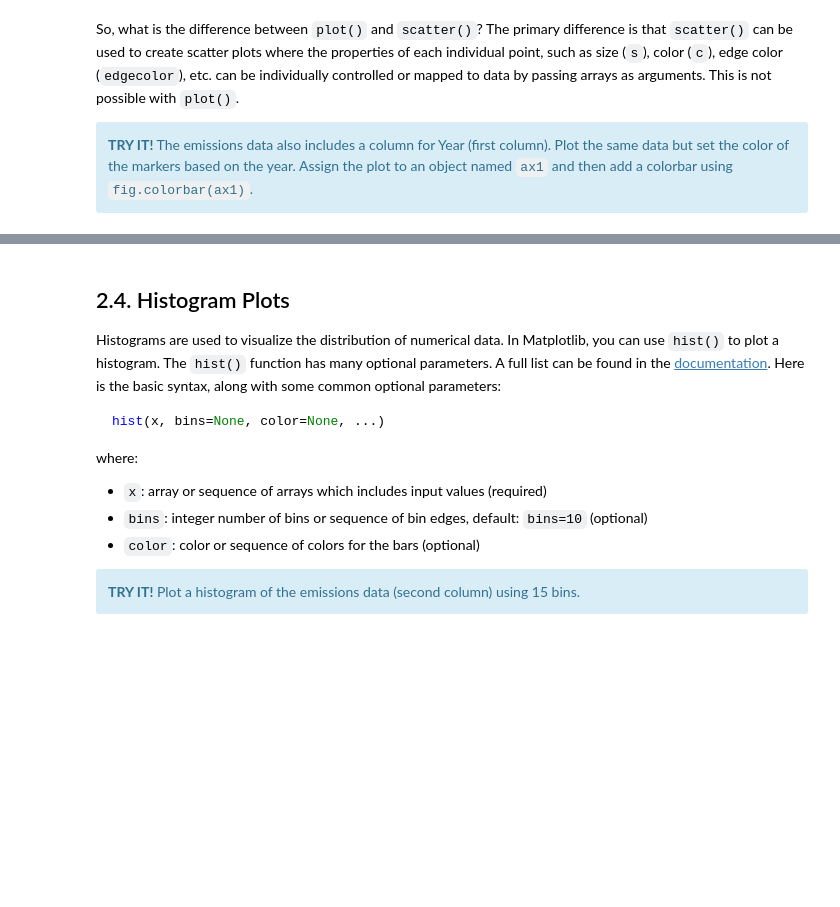
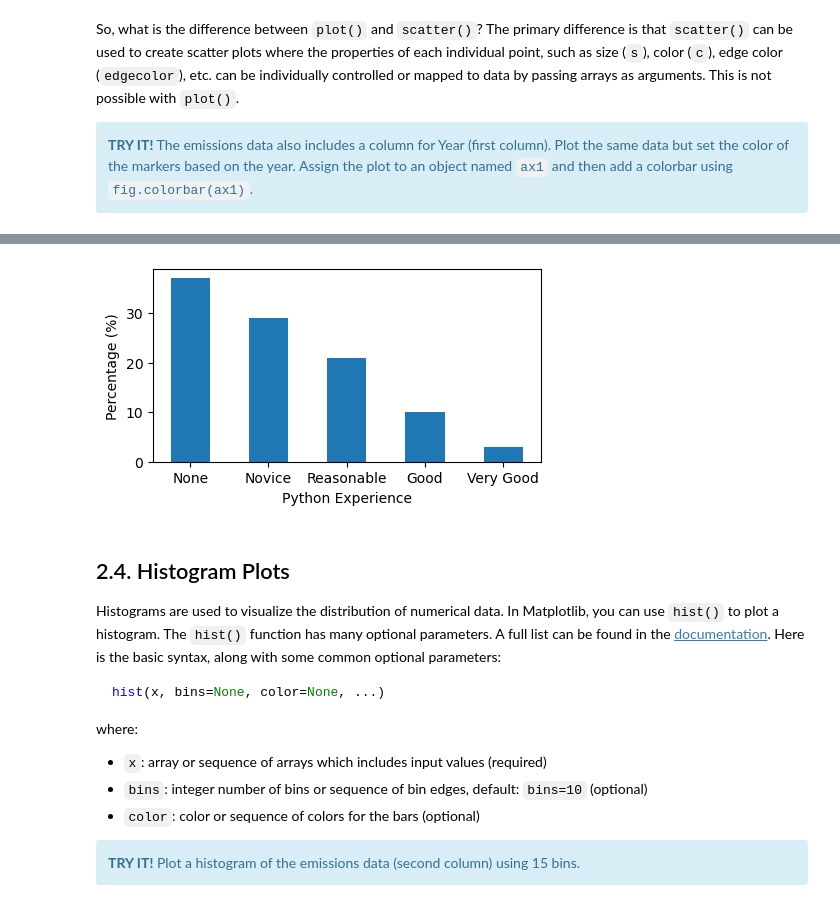
Before and after one commit to engin-7/e7-materials-fa26, a Jupyter notebook: lec/11_plotting_sol.ipynb, the cells around one changed output, grey strips where cells are left out. Saved outputs shown, nothing was run; the diff lists cells and outputs as text; code cells hidden in the pictures; blank space fills up the shorter version.

```diff
--- a/lec/11_plotting_sol.ipynb
+++ b/lec/11_plotting_sol.ipynb
@@ -844,19 +863,22 @@ where:
 # %%
 # create figure and axes
 fig = plt.figure(figsize=(5,2.5))
 ax = plt.axes()
 
 # data
-
+experience = ['None', 'Novice', 'Reasonable', 'Good', 'Very Good']
+perc = [37, 29, 21, 10, 3]
 
 # plot the data
-
+ax.bar(experience, perc, width=.5)
 
 # control multiple properties
 ax.set(xlabel='Python Experience', ylabel='Percentage (%)')
 
 # display the figure
 plt.show()
+# %% [output]
+[figure, added]
 # %% [markdown]
 ## 2.4. Histogram Plots
 
```
Also changed, not shown: parts of 13 cells of this notebook.
